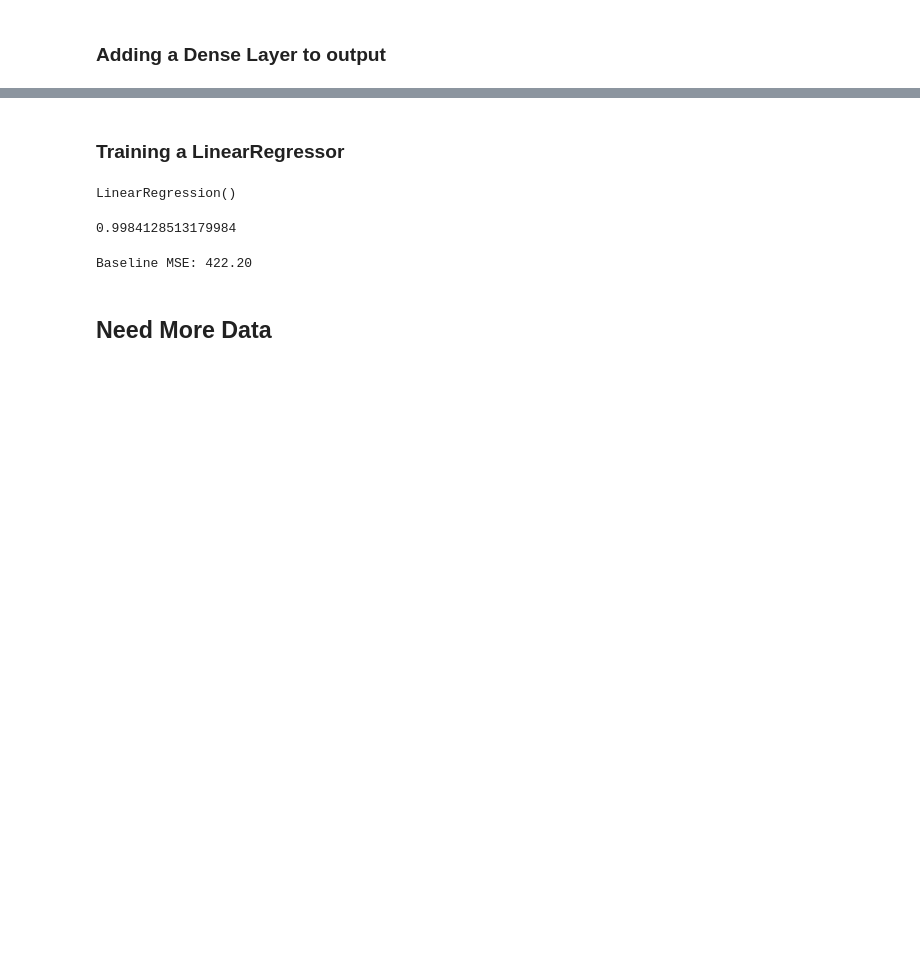
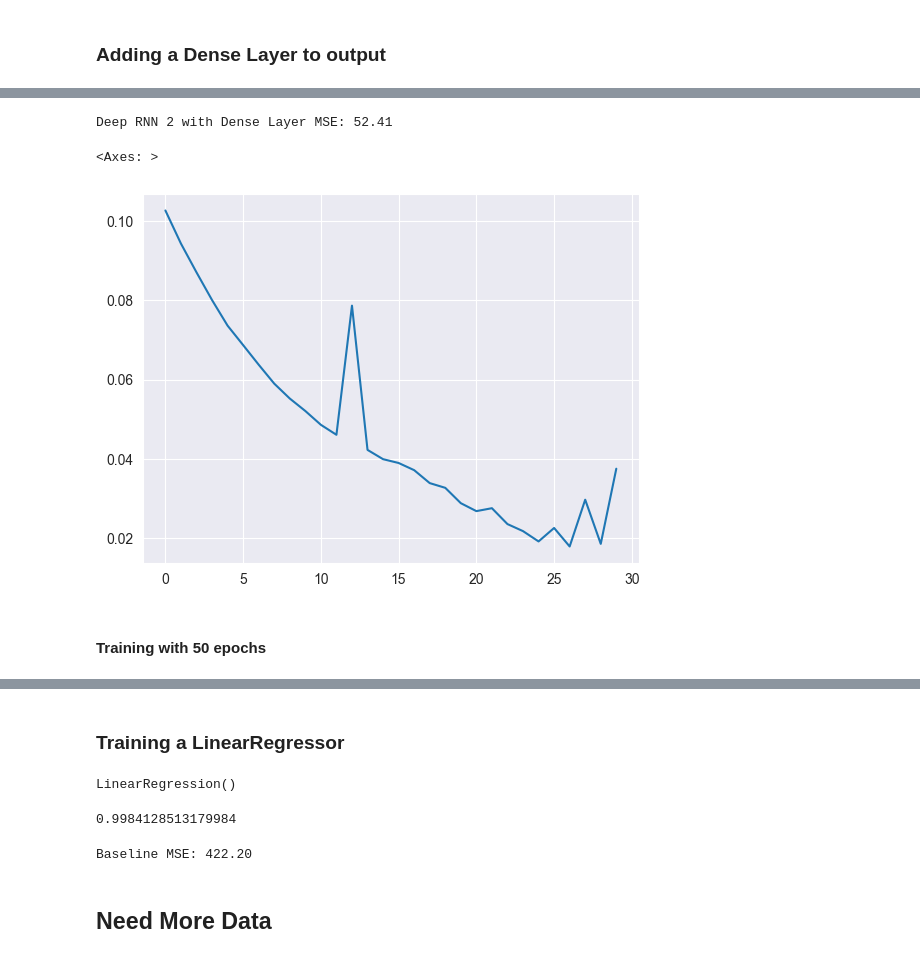
Before and after one commit to victordantas1/stock_prices_analysis, a Jupyter notebook: share_analysis.ipynb, the cells around one changed output, grey strips where cells are left out. Cells and saved outputs as stored; diff of their text form; code cells hidden in the pictures; blank space fills up the shorter version.

```diff
--- a/share_analysis.ipynb
+++ b/share_analysis.ipynb
@@ -1359,0 +1470,21 @@ Deep RNN with Dense Layer MSE: 68.93
+# %%
+gru_rnn_2 = keras.models.Sequential([
+    keras.layers.GRU(20, input_shape=[None, 1], return_sequences=True),
+    keras.layers.GRU(20, return_sequences=True),
+    keras.layers.GRU(20),
+    keras.layers.Dense(1),
+])
+# %%
+gru_rnn_2.compile(
+    optimizer=keras.optimizers.Adam(learning_rate=0.001),
+    loss=keras.losses.MeanSquaredError(),
+    metrics=[keras.metrics.MeanSquaredError(), keras.metrics.MeanAbsoluteError()],
+)
+# %%
+history = gru_rnn_2.fit(
+    X_train,
+    y_train,
+    epochs=30,
+    batch_size=64,
+    validation_data=(X_val, y_val)
+)
@@ -1359,0 +1513,16 @@ Deep RNN with Dense Layer MSE: 68.93
+# %%
+gru_rnn_2_mse = (mse * scaler.scale_) + scaler.mean_
+print(f'Deep RNN 2 with Dense Layer MSE: {gru_rnn_2_mse[0]:.2f}')
+# %% [output]
+Deep RNN 2 with Dense Layer MSE: 52.41
+# %%
+import seaborn as sns
+
+learning_curve = history.history['loss']
+
+sns.lineplot(learning_curve)
+# %% [output]
+<Axes: >
+[figure, added]
+# %% [markdown]
+#### Training with 50 epochs
```
Also changed, not shown: parts of 40 cells of this notebook.
